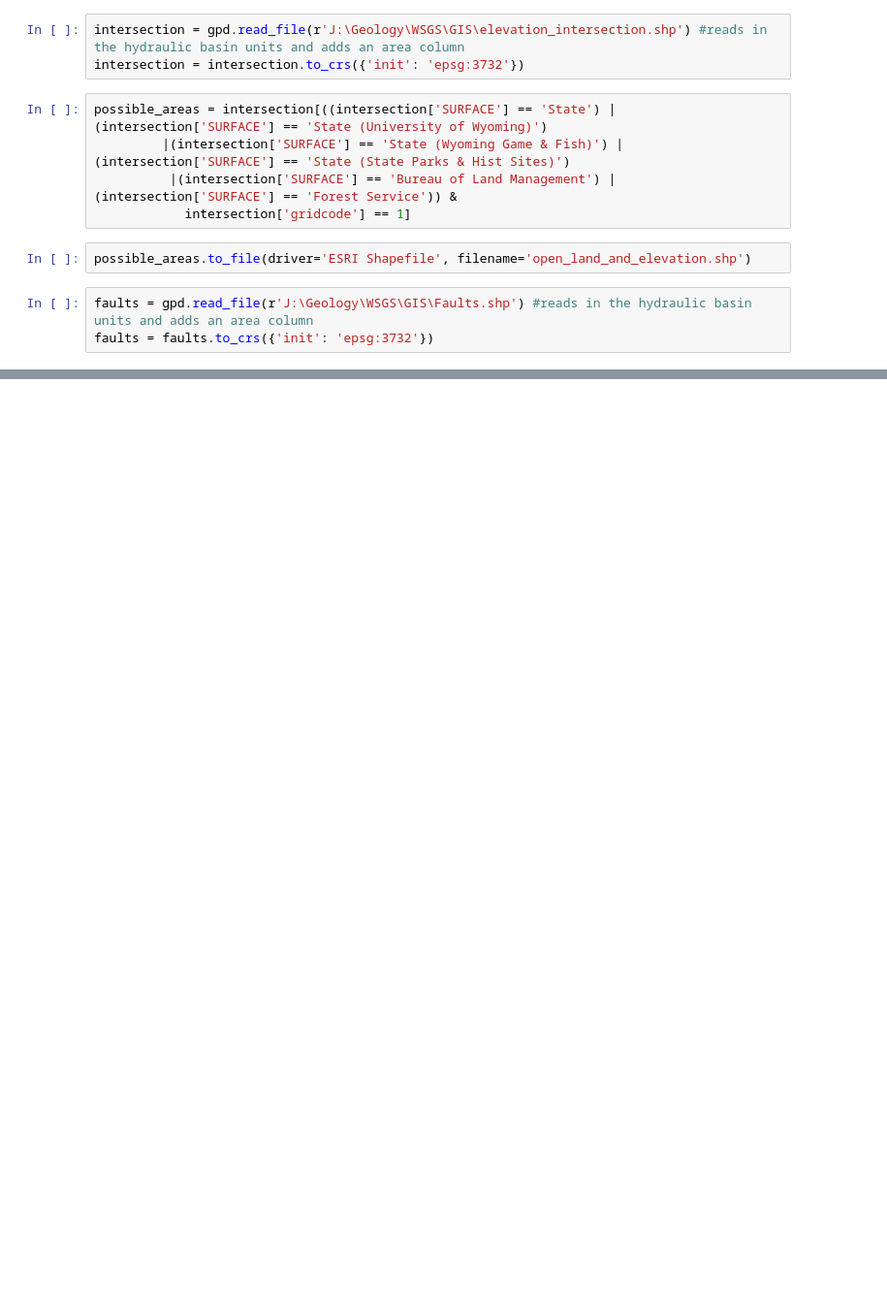
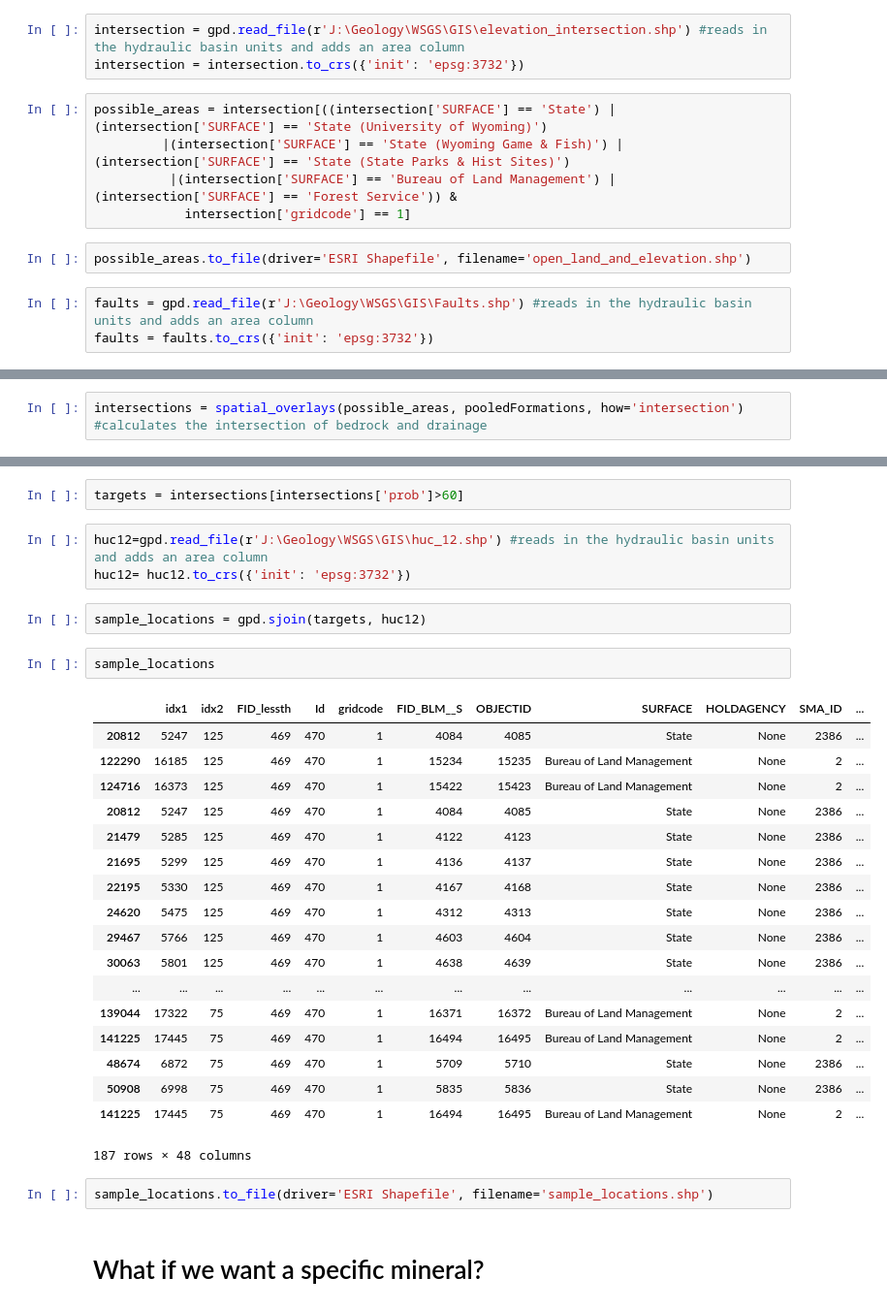
Before and after one commit to jessepisel/criticalandstrategic, a Jupyter notebook: land ownership.ipynb, the cells around one changed output, grey strips where cells are left out. Shown at 97% size. Saved outputs shown, nothing was run; the diff lists cells and outputs as text; blank space fills up the shorter version.

```diff
--- a/land ownership.ipynb
+++ b/land ownership.ipynb
@@ -46,0 +149,2 @@ faults.head()
+# %%
+intersections = spatial_overlays(possible_areas, pooledFormations, how='intersection') #calculates the intersection of bedrock and drainage
@@ -46,0 +171,32 @@ faults.head()
+# %%
+targets = intersections[intersections['prob']>60]
+# %%
+huc12=gpd.read_file(r'J:\Geology\WSGS\GIS\huc_12.shp') #reads in the hydraulic basin units and adds an area column
+huc12= huc12.to_crs({'init': 'epsg:3732'})
+# %%
+sample_locations = gpd.sjoin(targets, huc12)
+# %%
+sample_locations
+# %% [output]
+|  | idx1 | idx2 | FID_lessth | Id | gridcode | FID_BLM__S | OBJECTID | SURFACE | HOLDAGENCY | SMA_ID | ... |
+| 20812 | 5247 | 125 | 469 | 470 | 1 | 4084 | 4085 | State | None | 2386 | ... |
+| 122290 | 16185 | 125 | 469 | 470 | 1 | 15234 | 15235 | Bureau of Land Management | None | 2 | ... |
+| 124716 | 16373 | 125 | 469 | 470 | 1 | 15422 | 15423 | Bureau of Land Management | None | 2 | ... |
+| 20812 | 5247 | 125 | 469 | 470 | 1 | 4084 | 4085 | State | None | 2386 | ... |
+| 21479 | 5285 | 125 | 469 | 470 | 1 | 4122 | 4123 | State | None | 2386 | ... |
+| 21695 | 5299 | 125 | 469 | 470 | 1 | 4136 | 4137 | State | None | 2386 | ... |
+| 22195 | 5330 | 125 | 469 | 470 | 1 | 4167 | 4168 | State | None | 2386 | ... |
+| 24620 | 5475 | 125 | 469 | 470 | 1 | 4312 | 4313 | State | None | 2386 | ... |
+| 29467 | 5766 | 125 | 469 | 470 | 1 | 4603 | 4604 | State | None | 2386 | ... |
+| 30063 | 5801 | 125 | 469 | 470 | 1 | 4638 | 4639 | State | None | 2386 | ... |
+| ... | ... | ... | ... | ... | ... | ... | ... | ... | ... | ... | ... |
+| 139044 | 17322 | 75 | 469 | 470 | 1 | 16371 | 16372 | Bureau of Land Management | None | 2 | ... |
+| 141225 | 17445 | 75 | 469 | 470 | 1 | 16494 | 16495 | Bureau of Land Management | None | 2 | ... |
+| 48674 | 6872 | 75 | 469 | 470 | 1 | 5709 | 5710 | State | None | 2386 | ... |
+| 50908 | 6998 | 75 | 469 | 470 | 1 | 5835 | 5836 | State | None | 2386 | ... |
+| 141225 | 17445 | 75 | 469 | 470 | 1 | 16494 | 16495 | Bureau of Land Management | None | 2 | ... |
+187 rows × 48 columns
+# %%
+sample_locations.to_file(driver='ESRI Shapefile', filename='sample_locations.shp')
+# %% [markdown]
+# What if we want a specific mineral?
```
Also changed, not shown: parts of 18 cells of this notebook, 1 other file.
